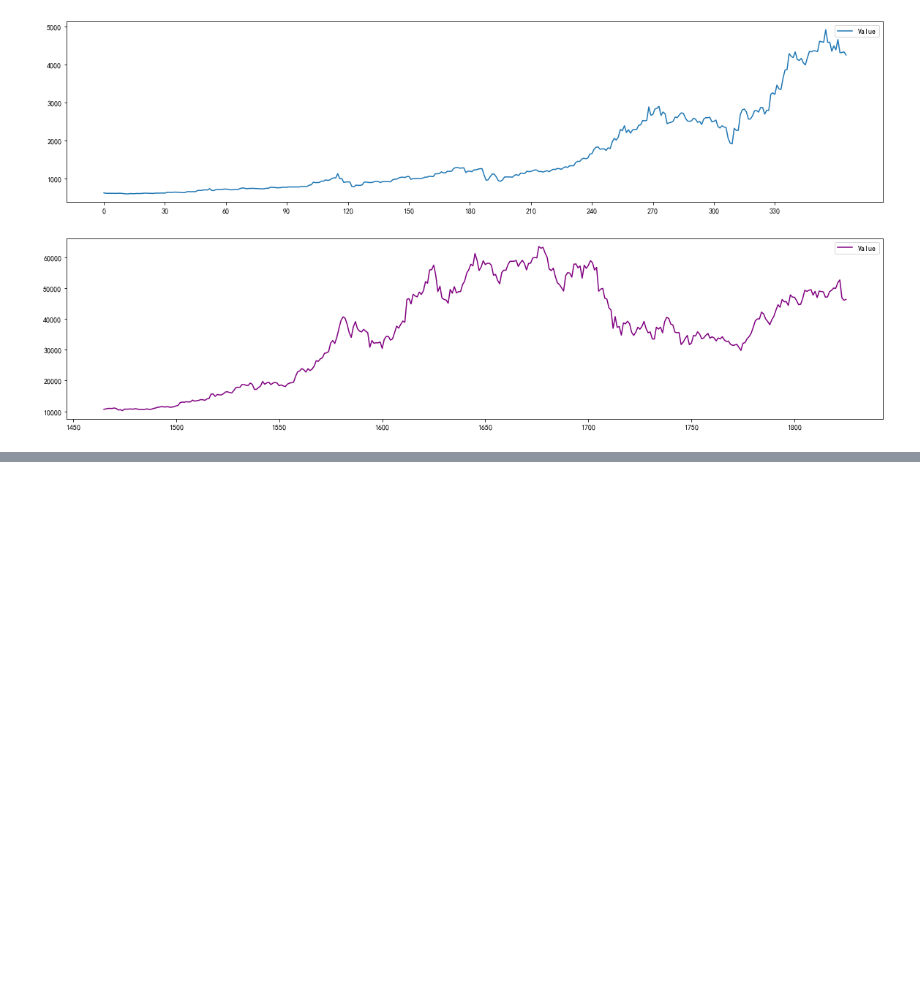
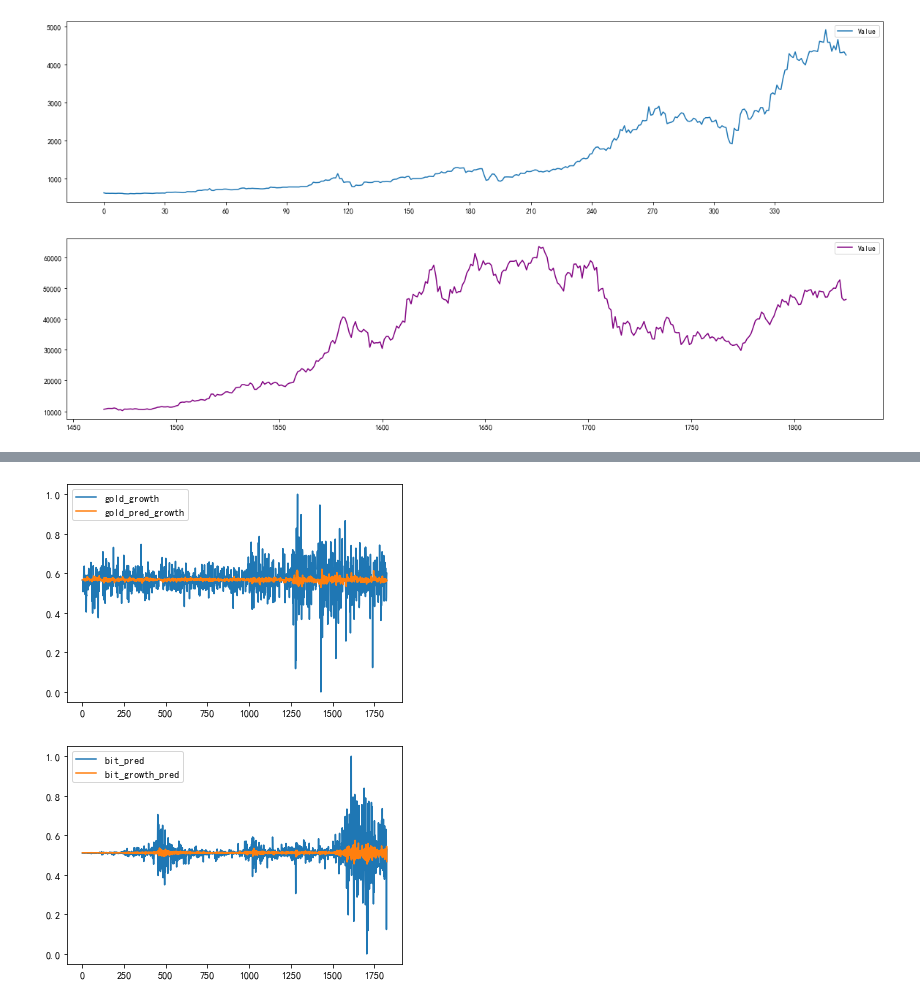
Before and after one commit to Michaelzhouisnotwhite/mcm-competition-2022, a Jupyter notebook: competition-code/plot.ipynb, the cells around one changed output, grey strips where cells are left out. Cells and saved outputs as stored; diff of their text form; code cells hidden in the pictures; blank space fills up the shorter version.

```diff
--- a/competition-code/plot.ipynb
+++ b/competition-code/plot.ipynb
@@ -146,0 +173,19 @@ plt.show()
+# %%
+tgd = pd.DataFrame()
+tgd['gold_growth'] = arima_data['黄金涨幅']
+tgd['gold_pred_growth']= arima_data['黄金预测spss_黄金涨幅_模型_1']
+
+tgd.plot()
+plt.legend()
+plt.savefig('黄金涨幅spss.png')
+plt.show()
+
+tbd = pd.DataFrame()
+tbd['bit_pred'] = arima_data['比特币涨幅']
+tbd['bit_growth_pred'] = arima_data['黄金预测spss_比特币涨幅_模型_1']
+tbd.plot()
+plt.savefig('比特币涨幅spss.png')
+plt.show()
+# %% [output]
+[figure, added]
+[figure, added]
```
Also changed, not shown: parts of 3 cells of this notebook, 9 other files.
